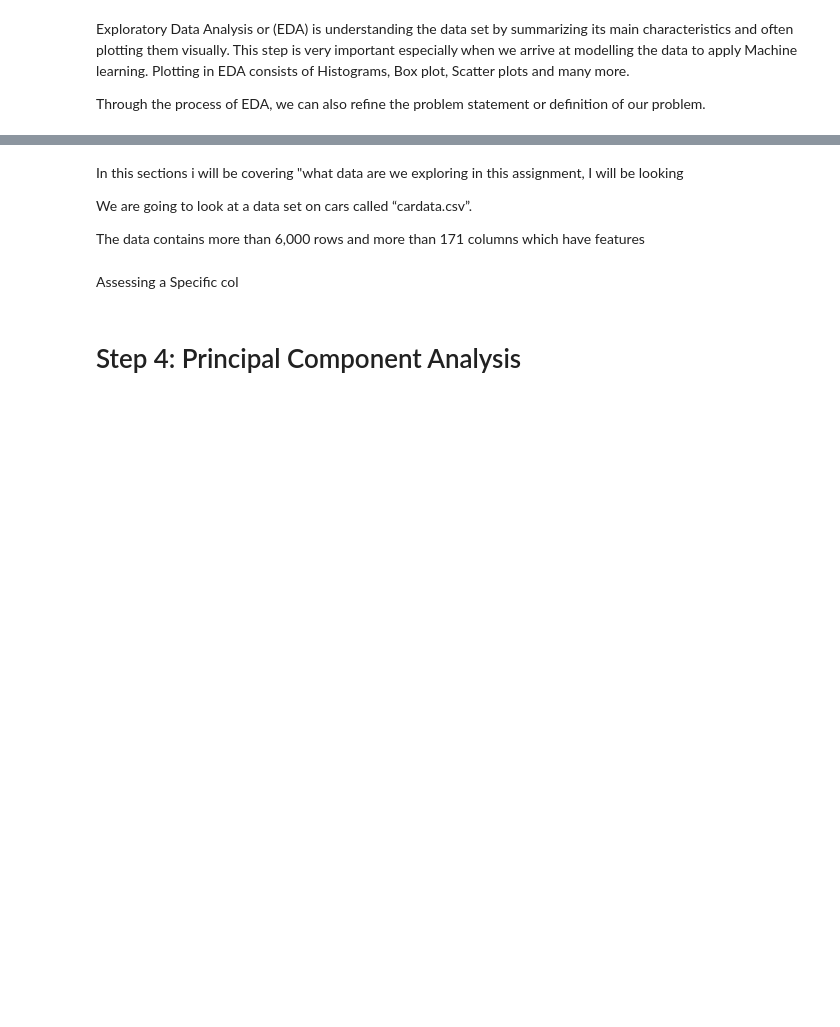
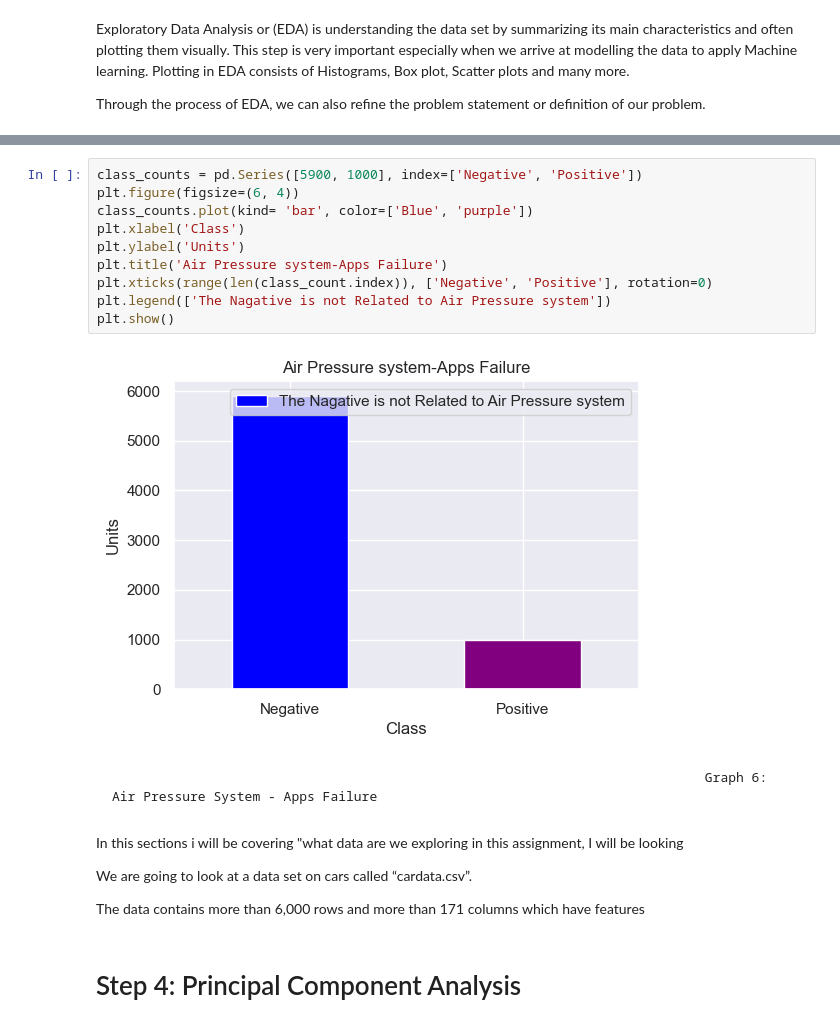
Before and after one commit to sba23416/SBA23416-Data_PreP_CA1, a Jupyter notebook: HodanMohamedAbdi_DataPrepHDip_CA1.ipynb, the cells around one changed output, grey strips where cells are left out. Cells and saved outputs as stored; diff of their text form; blank space fills up the shorter version.

```diff
--- a/HodanMohamedAbdi_DataPrepHDip_CA1.ipynb
+++ b/HodanMohamedAbdi_DataPrepHDip_CA1.ipynb
@@ -264,11 +365,23 @@ plt.show()
+# %%
+class_counts = pd.Series([5900, 1000], index=['Negative', 'Positive'])
+plt.figure(figsize=(6, 4))
+class_counts.plot(kind= 'bar', color=['Blue', 'purple'])
+plt.xlabel('Class')
+plt.ylabel('Units')
+plt.title('Air Pressure system-Apps Failure')
+plt.xticks(range(len(class_count.index)), ['Negative', 'Positive'], rotation=0)
+plt.legend(['The Nagative is not Related to Air Pressure system'])
+plt.show()
+# %% [output]
+[figure, added]
+# %% [markdown]
+                                                                                Graph 6: Air Pressure System - Apps Failure
 # %% [markdown]
 In this sections i will be covering "what data are we exploring in this assignment, I will be looking
 
 We are going to look at a data set on cars called “cardata.csv”.
 
 The data contains more than 6,000 rows and more than 171 columns which have features
-# %% [markdown]
-Assessing a Specific col
 # %% [markdown]
 # Step 4: Principal Component Analysis
 # %% [markdown]
```
Also changed, not shown: parts of 104 cells of this notebook.
